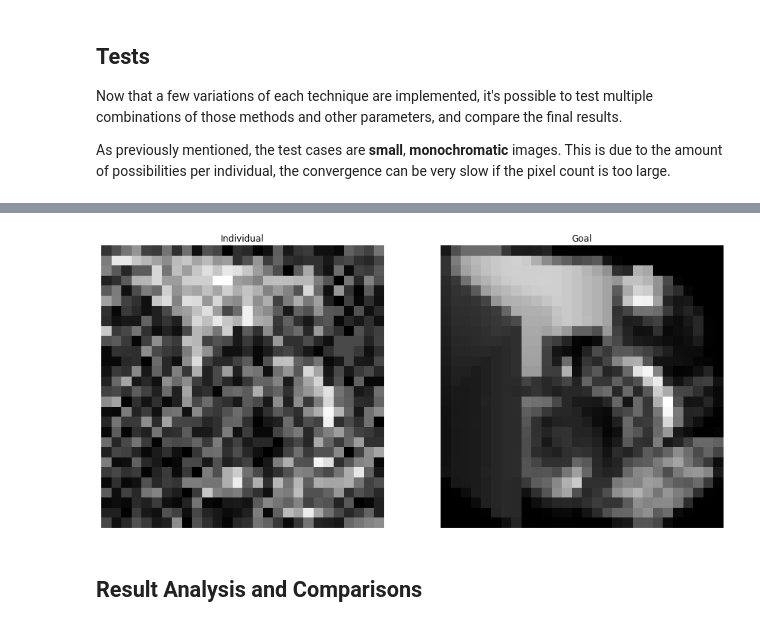
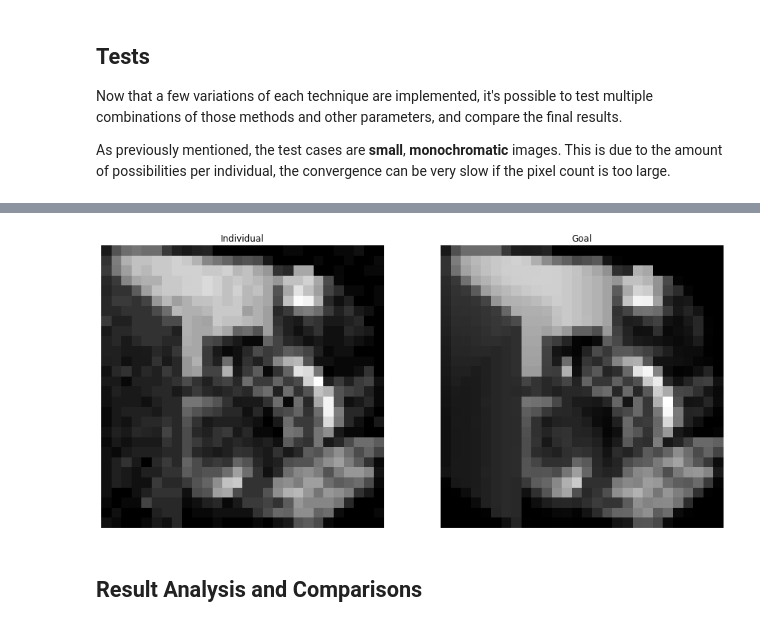
Before and after one commit to VFerrari/IntroductionToAI, a Jupyter notebook: Project2/Project2.ipynb, the cells around one changed output, grey strips where cells are left out. Cells and saved outputs as stored; diff of their text form; code cells hidden in the pictures.

Commit message:
Adding children amount to ranked selection.

```diff
--- a/Project2/Project2.ipynb
+++ b/Project2/Project2.ipynb
@@ -223,7 +223,7 @@ def tournament(self, k, N, P, T):
             self.mates.append((dad,mom))
             if len(self.mates) == T: break
 # %%
-def ranked(self):
+def ranked(self, amount):
     fit = self.all_fits
     size = self.pop_size
 
@@ -234,7 +234,7 @@ def ranked(self):
     # with proportional probabilities to their fitness values.
     probs = fit/fit.sum()
     probs = (1-probs)/(size-1)
-    winners = np.random.choice(np.arange(size), size=size//2, replace=True, p=probs)
+    winners = np.random.choice(np.arange(size), size=amount, replace=True, p=probs)
 
     self.mates = list(zip(winners[::2],winners[1::2]))
 # %% [markdown]
@@ -610,10 +610,10 @@ ga = GeneticAlgorithm(
     fit       = squared_error,
     conv      = (convergence,(10000,)),
     init      = (random,(100,)),
-    mating    = (ranked,None),
+    mating    = (ranked,[50]),
     crossover = (k_point_crossover,[3]),
     mutate    = (reduced_mut,[0.05,0.025]), # Tip higher MR and lower MA
-    replace   = (elitism,None)
+    replace   = (steady_state,None)
     )
 
 ga.test('images/small.png')
@@ -623,4 +623,4 @@ Elapsed time: 1592174585.193578
-[figure, old version]
+[figure, new version]
 # %% [markdown]
 ## **Result Analysis and Comparisons**
 # %% [markdown]
```
Also changed, not shown: parts of 1 cell of this notebook.
